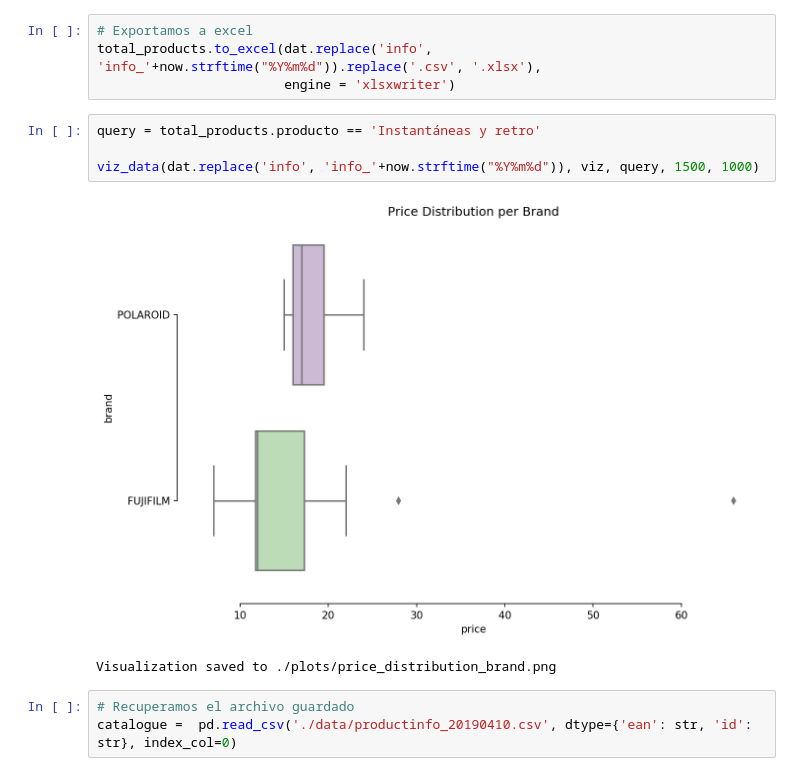
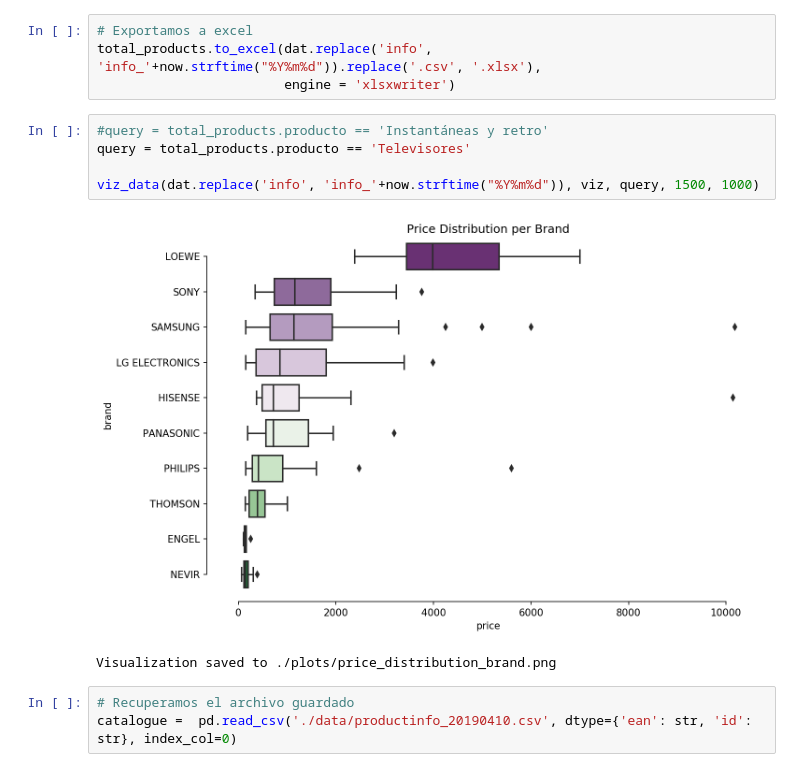
Before and after one commit to lisardogayan/Webscrapping, a Jupyter notebook: Mediamarkt_Web_Scraping.ipynb, the cells around one changed output. Drawn from its saved outputs; the diff is of its cells as text.

```diff
--- a/Mediamarkt_Web_Scraping.ipynb
+++ b/Mediamarkt_Web_Scraping.ipynb
@@ -364,11 +384,12 @@ total_products.to_csv(dat.replace('info', 'info_'+now.strftime("%Y%m%d")))
 total_products.to_excel(dat.replace('info', 'info_'+now.strftime("%Y%m%d")).replace('.csv', '.xlsx'),
                         engine = 'xlsxwriter')
 # %%
-query = total_products.producto == 'Instantáneas y retro'
+#query = total_products.producto == 'Instantáneas y retro'
+query = total_products.producto == 'Televisores'
 
 viz_data(dat.replace('info', 'info_'+now.strftime("%Y%m%d")), viz, query, 1500, 1000)
 # %% [output]
-[figure, old version]
+[figure, new version]
 Visualization saved to ./plots/price_distribution_brand.png
 # %%
 # Recuperamos el archivo guardado
```
Also changed, not shown: parts of 9 cells of this notebook, 3 other files.
